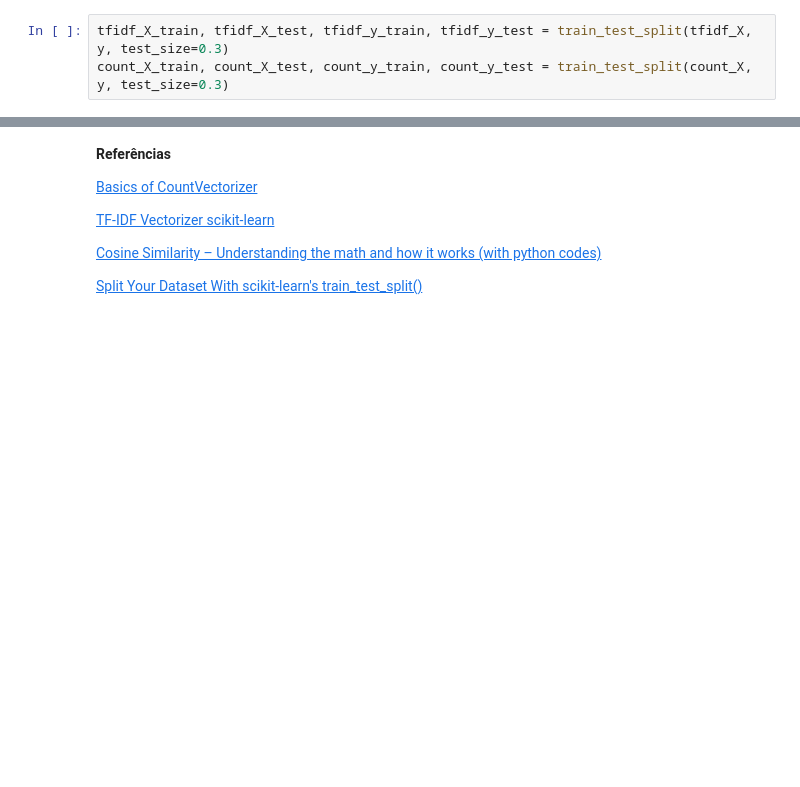
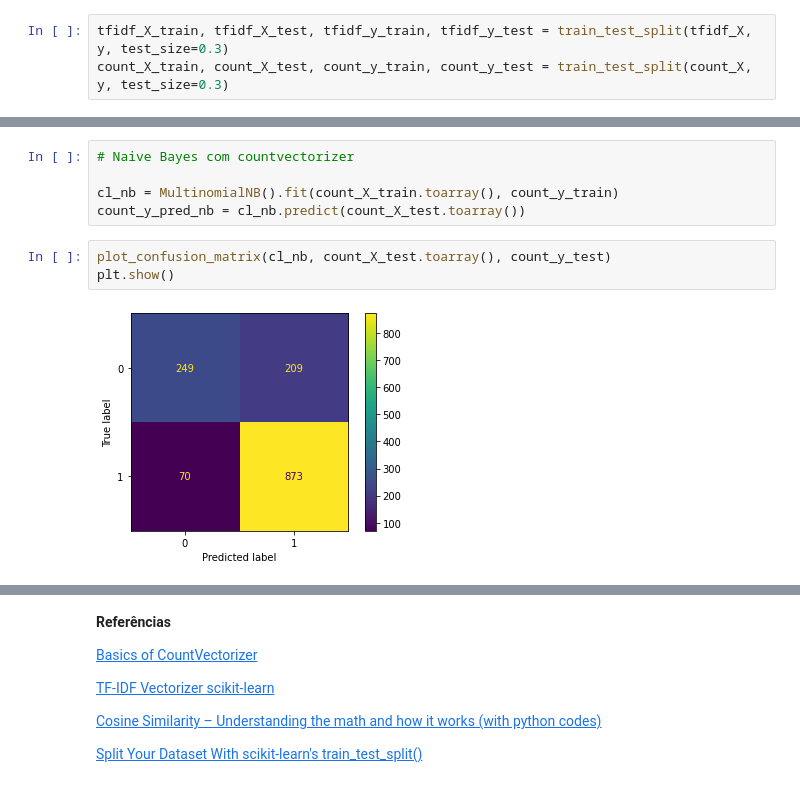
Before and after one commit to audreyemmely/natural-language-processing, a Jupyter notebook: pln_lista3.ipynb, the cells around one changed output, grey strips where cells are left out. Saved outputs shown, nothing was run; the diff lists cells and outputs as text; blank space fills up the shorter version.

```diff
--- a/pln_lista3.ipynb
+++ b/pln_lista3.ipynb
@@ -271,0 +317,10 @@ SVM, Redes neurais, LSTM
+# %%
+# Naive Bayes com countvectorizer
+
+cl_nb = MultinomialNB().fit(count_X_train.toarray(), count_y_train)
+count_y_pred_nb = cl_nb.predict(count_X_test.toarray())
+# %%
+plot_confusion_matrix(cl_nb, count_X_test.toarray(), count_y_test)
+plt.show()
+# %% [output]
+[figure, added]
```
Also changed, not shown: parts of 36 cells of this notebook.
